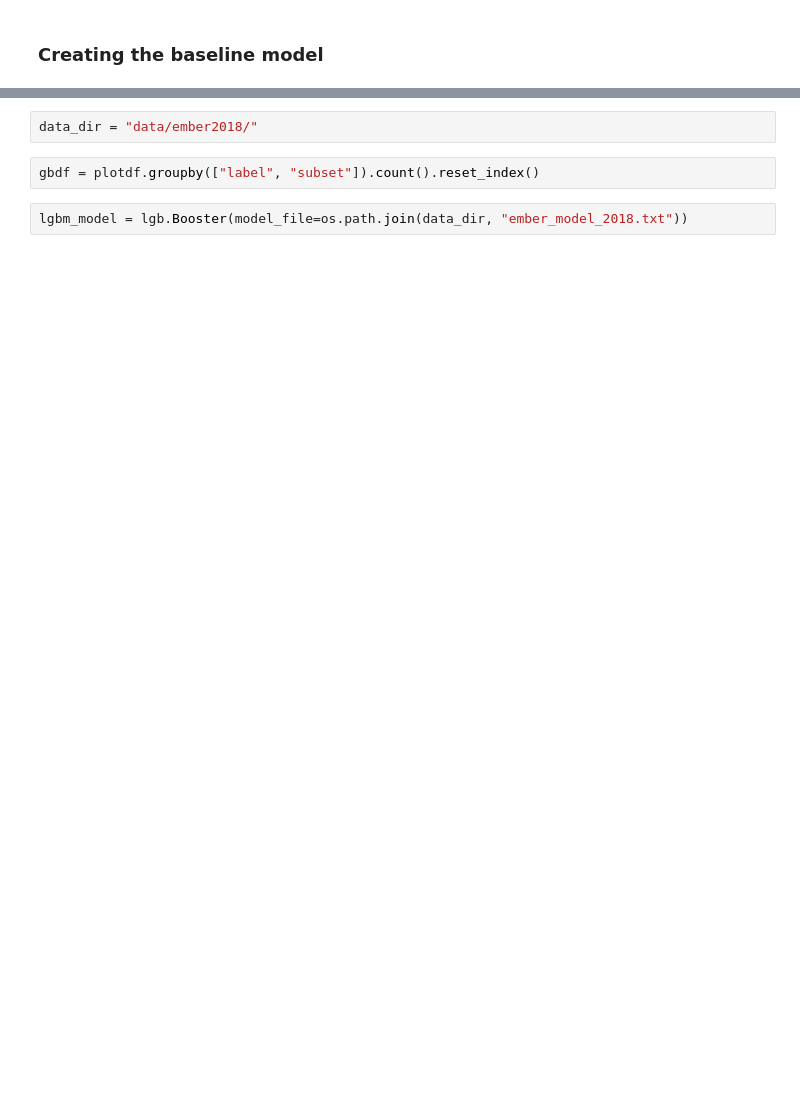
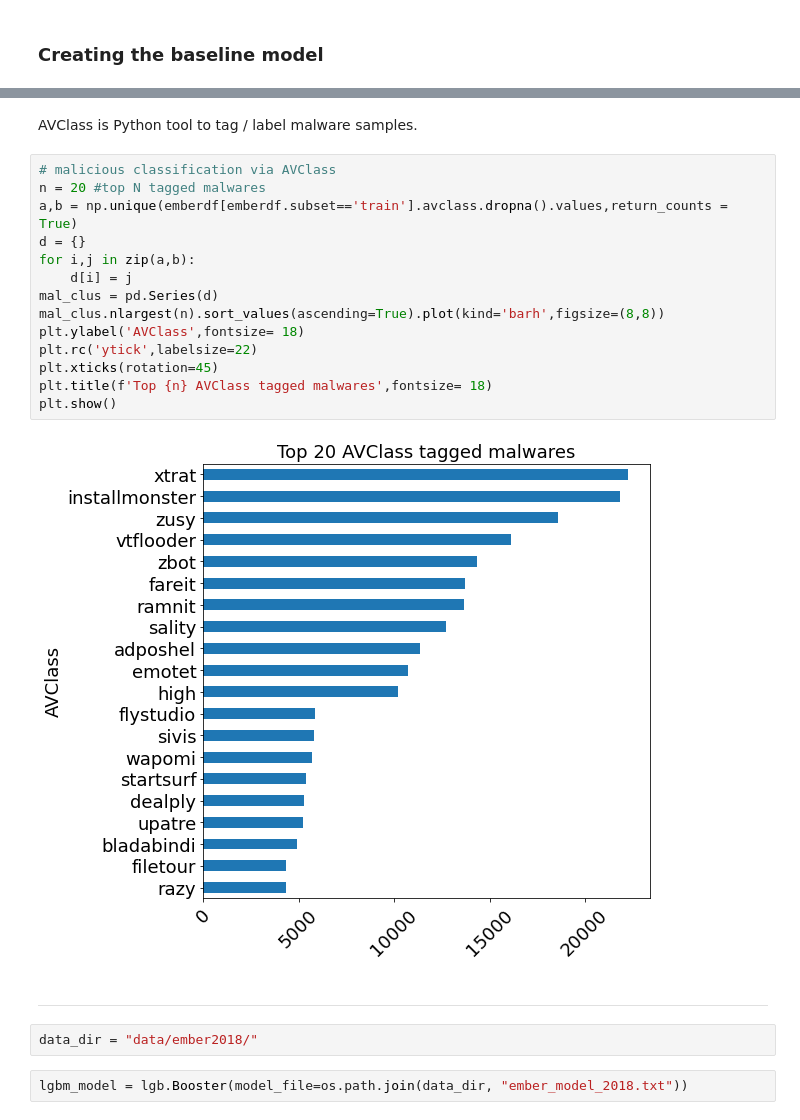
Before and after one commit to gilzeevi25/Exploring_EMBER_dataset, a Jupyter notebook: EMBER_cyberAI.ipynb, the cells around one changed output, grey strips where cells are left out. Saved outputs shown, nothing was run; the diff lists cells and outputs as text; blank space fills up the shorter version.

```diff
--- a/EMBER_cyberAI.ipynb
+++ b/EMBER_cyberAI.ipynb
@@ -45,6 +98,24 @@ Wall time: 1.33 s
+# %% [markdown]
+AVClass is Python tool to tag / label malware samples.
+# %%
+# malicious classification via AVClass
+n = 20 #top N tagged malwares
+a,b = np.unique(emberdf[emberdf.subset=='train'].avclass.dropna().values,return_counts = True)
+d = {}
+for i,j in zip(a,b):
+    d[i] = j
+mal_clus = pd.Series(d)
+mal_clus.nlargest(n).sort_values(ascending=True).plot(kind='barh',figsize=(8,8))
+plt.ylabel('AVClass',fontsize= 18)
+plt.rc('ytick',labelsize=22)
+plt.xticks(rotation=45)
+plt.title(f'Top {n} AVClass tagged malwares',fontsize= 18)
+plt.show()
+# %% [output]
+[figure, added]
+# %% [markdown]
+---
 # %%
 data_dir = "data/ember2018/"
-# %%
-gbdf = plotdf.groupby(["label", "subset"]).count().reset_index()
 # %%
 lgbm_model = lgb.Booster(model_file=os.path.join(data_dir, "ember_model_2018.txt"))
```
Also changed, not shown: parts of 24 cells of this notebook.
